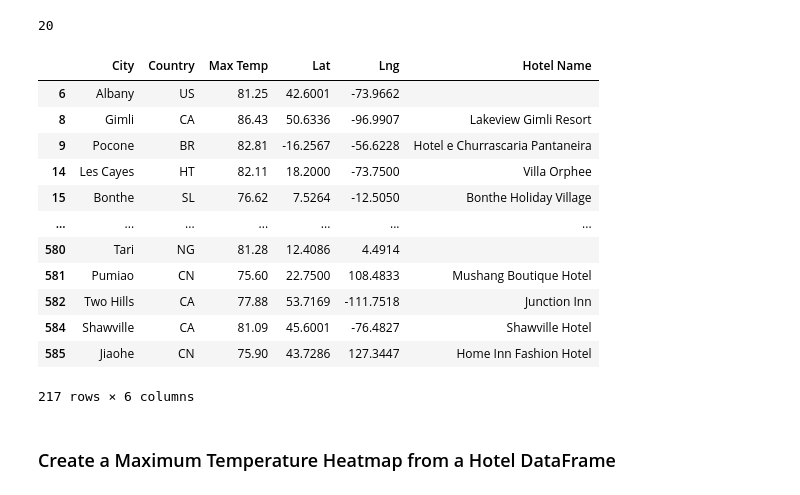
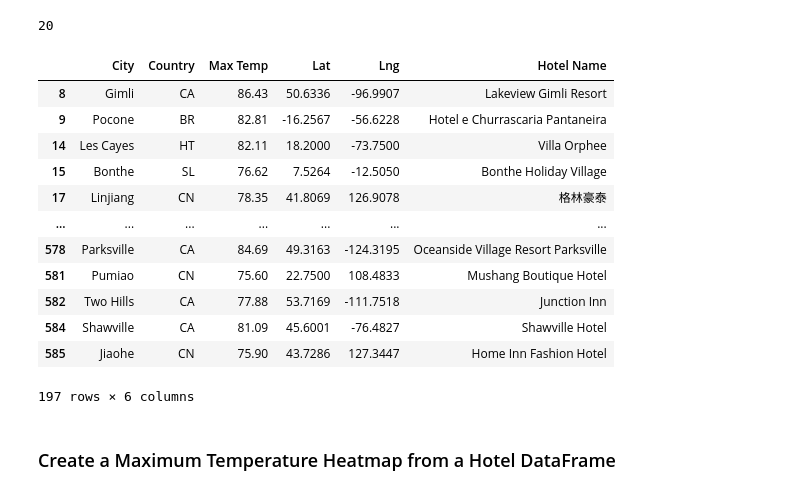
Before and after one commit to AveryCorniell/World_Weather_Analysis, a Jupyter notebook: VacationPy.ipynb, the cells around one changed output. Drawn from its saved outputs; the diff is of its cells as text; code cells hidden in the pictures.

```diff
--- a/VacationPy.ipynb
+++ b/VacationPy.ipynb
@@ -305,21 +305,23 @@ len(hotels["results"])
 # %% [output]
 20
 # %%
+import numpy as np
+hotel_df.replace("", np.nan, inplace = True)
 hotel_df.dropna()
 # %% [output]
 |  | City | Country | Max Temp | Lat | Lng | Hotel Name |
-| 6 | Albany | US | 81.25 | 42.6001 | -73.9662 |  |
 | 8 | Gimli | CA | 86.43 | 50.6336 | -96.9907 | Lakeview Gimli Resort |
 | 9 | Pocone | BR | 82.81 | -16.2567 | -56.6228 | Hotel e Churrascaria Pantaneira |
 | 14 | Les Cayes | HT | 82.11 | 18.2000 | -73.7500 | Villa Orphee |
 | 15 | Bonthe | SL | 76.62 | 7.5264 | -12.5050 | Bonthe Holiday Village |
+| 17 | Linjiang | CN | 78.35 | 41.8069 | 126.9078 | 格林豪泰 |
 | ... | ... | ... | ... | ... | ... | ... |
-| 580 | Tari | NG | 81.28 | 12.4086 | 4.4914 |  |
+| 578 | Parksville | CA | 84.69 | 49.3163 | -124.3195 | Oceanside Village Resort Parksville |
 | 581 | Pumiao | CN | 75.60 | 22.7500 | 108.4833 | Mushang Boutique Hotel |
 | 582 | Two Hills | CA | 77.88 | 53.7169 | -111.7518 | Junction Inn |
 | 584 | Shawville | CA | 81.09 | 45.6001 | -76.4827 | Shawville Hotel |
 | 585 | Jiaohe | CN | 75.90 | 43.7286 | 127.3447 | Home Inn Fashion Hotel |
-217 rows × 6 columns
+197 rows × 6 columns
 # %% [markdown]
 ### Create a Maximum Temperature Heatmap from a Hotel DataFrame
 # %%
```
